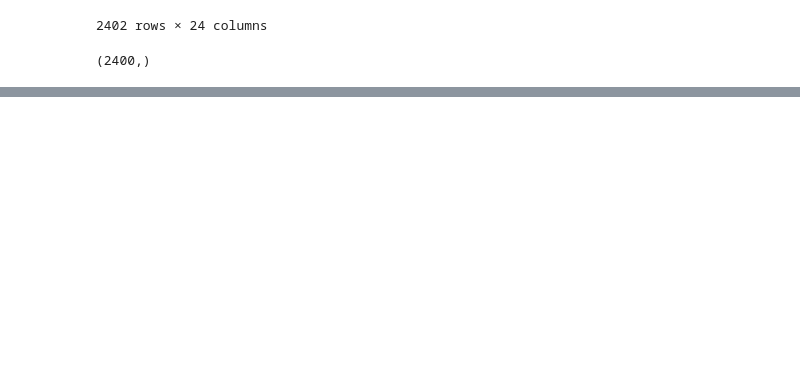
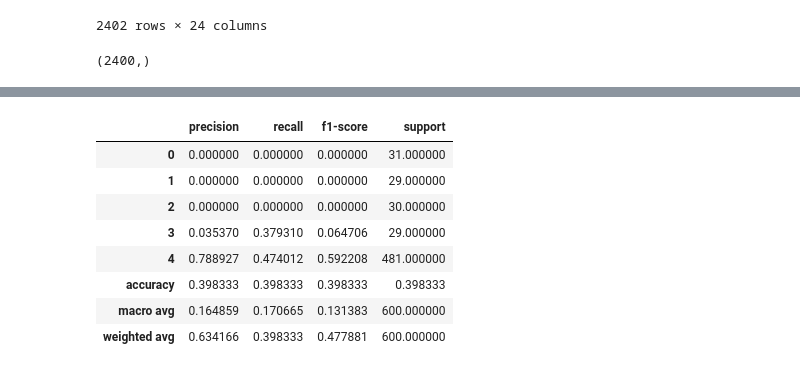
Before and after one commit to Astro0re/Machine_Learning_and_AI, a Jupyter notebook: Lung_cancer Model/Lung_model.ipynb, the cells around one changed output, grey strips where cells are left out. Saved outputs shown, nothing was run; the diff lists cells and outputs as text; code cells hidden in the pictures; blank space fills up the shorter version.

```diff
--- a/Lung_cancer Model/Lung_model.ipynb
+++ b/Lung_cancer Model/Lung_model.ipynb
@@ -228,0 +231,12 @@ plt.show
+# %%
+rep
+# %% [output]
+|  | precision | recall | f1-score | support |
+| 0 | 0.000000 | 0.000000 | 0.000000 | 31.000000 |
+| 1 | 0.000000 | 0.000000 | 0.000000 | 29.000000 |
+| 2 | 0.000000 | 0.000000 | 0.000000 | 30.000000 |
+| 3 | 0.035370 | 0.379310 | 0.064706 | 29.000000 |
+| 4 | 0.788927 | 0.474012 | 0.592208 | 481.000000 |
+| accuracy | 0.398333 | 0.398333 | 0.398333 | 0.398333 |
+| macro avg | 0.164859 | 0.170665 | 0.131383 | 600.000000 |
+| weighted avg | 0.634166 | 0.398333 | 0.477881 | 600.000000 |
```
Also changed, not shown: parts of 5 cells of this notebook, 1 other file.
